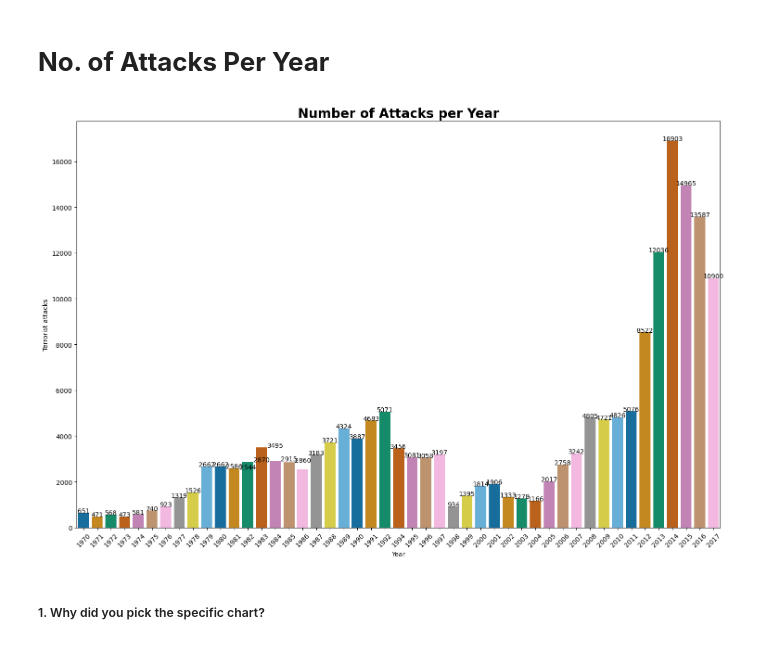
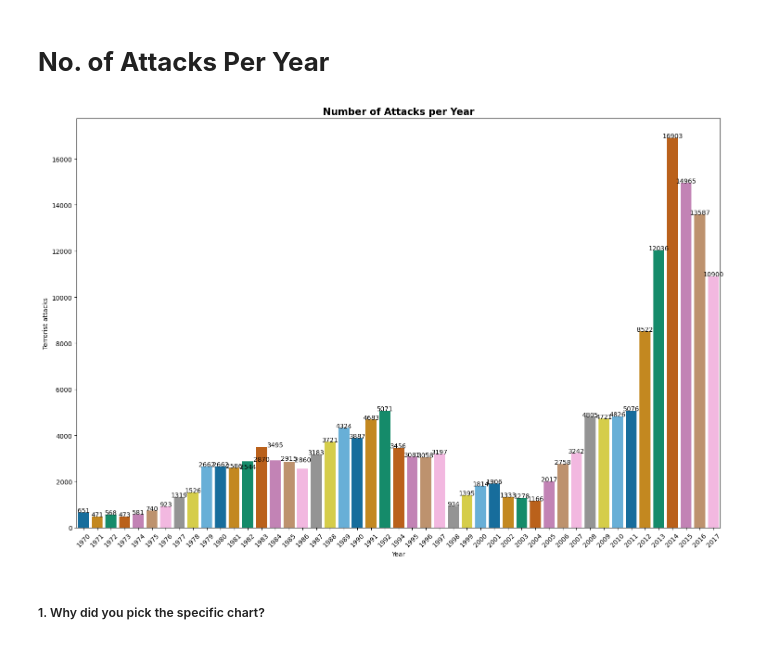
Before and after one commit to Mansi67/Global_Terrorism_Dataset_EDA, a Jupyter notebook: Global_Terrorism_Dataset_EDA.ipynb, the cells around one changed output. Saved outputs shown, nothing was run; the diff lists cells and outputs as text; code cells hidden in the pictures.

```diff
--- a/Global_Terrorism_Dataset_EDA.ipynb
+++ b/Global_Terrorism_Dataset_EDA.ipynb
@@ -293,19 +293,19 @@ Answer Here.
 # %%
 x_year = df['Year'].unique()
 y_count_years = df['Year'].value_counts(dropna = False).sort_index()
-plt.figure(figsize = (15,10))
+plt.figure(figsize = (15,5))
 ax=sns.barplot(x = x_year,
            y = y_count_years,palette='colorblind')
 plt.xticks(rotation = 45)
 plt.xlabel('Year')
 plt.ylabel('Terrorist attacks')
 plt.title('Number of Attacks per Year',fontsize = 15, fontweight="bold")
 for i, v in enumerate(y_count_years):
    ax.text(i, v + 0.1, str(v), ha='center')
 plt.tight_layout()
 plt.show()
 # %% [output]
-[figure, old version]
+[figure, new version]
 # %% [markdown]
 ##### 1. Why did you pick the specific chart?
 # %% [markdown]
```
Also changed, not shown: parts of 12 cells of this notebook.
